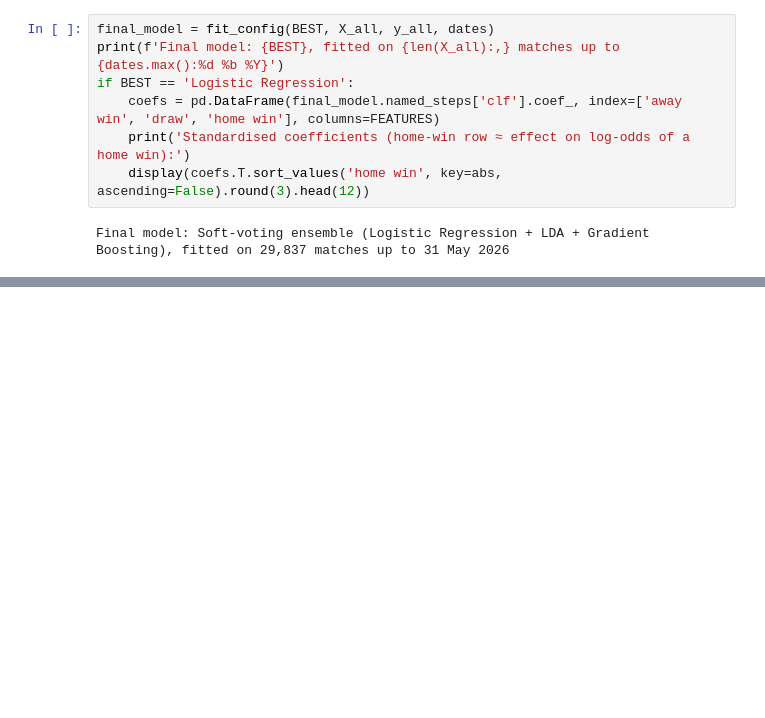
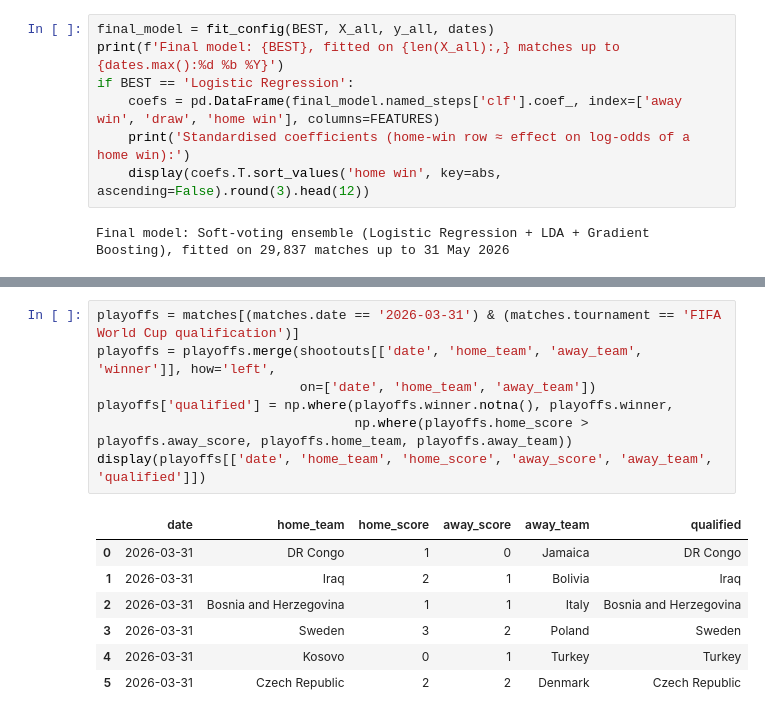
Before and after one commit to liiiira/wc_predictor, a Jupyter notebook: worldcup_2026_prediction.ipynb, the cells around one changed output, grey strips where cells are left out. Cells and saved outputs as stored; diff of their text form; blank space fills up the shorter version.

```diff
--- a/worldcup_2026_prediction.ipynb
+++ b/worldcup_2026_prediction.ipynb
@@ -785,0 +790,15 @@ Final model: Soft-voting ensemble (Logistic Regression + LDA + Gradient Boosting
+# %%
+playoffs = matches[(matches.date == '2026-03-31') & (matches.tournament == 'FIFA World Cup qualification')]
+playoffs = playoffs.merge(shootouts[['date', 'home_team', 'away_team', 'winner']], how='left',
+                          on=['date', 'home_team', 'away_team'])
+playoffs['qualified'] = np.where(playoffs.winner.notna(), playoffs.winner,
+                                 np.where(playoffs.home_score > playoffs.away_score, playoffs.home_team, playoffs.away_team))
+display(playoffs[['date', 'home_team', 'home_score', 'away_score', 'away_team', 'qualified']])
+# %% [output]
+|  | date | home_team | home_score | away_score | away_team | qualified |
+| 0 | 2026-03-31 | DR Congo | 1 | 0 | Jamaica | DR Congo |
+| 1 | 2026-03-31 | Iraq | 2 | 1 | Bolivia | Iraq |
+| 2 | 2026-03-31 | Bosnia and Herzegovina | 1 | 1 | Italy | Bosnia and Herzegovina |
+| 3 | 2026-03-31 | Sweden | 3 | 2 | Poland | Sweden |
+| 4 | 2026-03-31 | Kosovo | 0 | 1 | Turkey | Turkey |
+| 5 | 2026-03-31 | Czech Republic | 2 | 2 | Denmark | Czech Republic |
```
Also changed, not shown: parts of 10 cells of this notebook.
